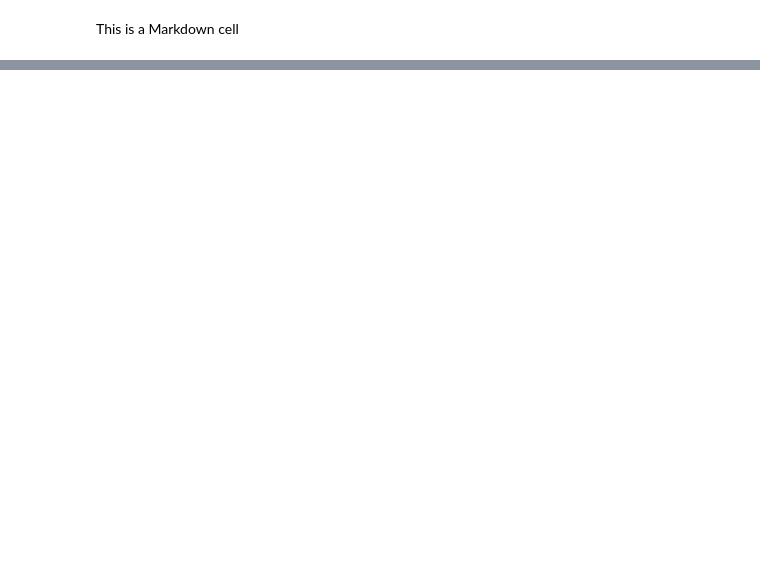
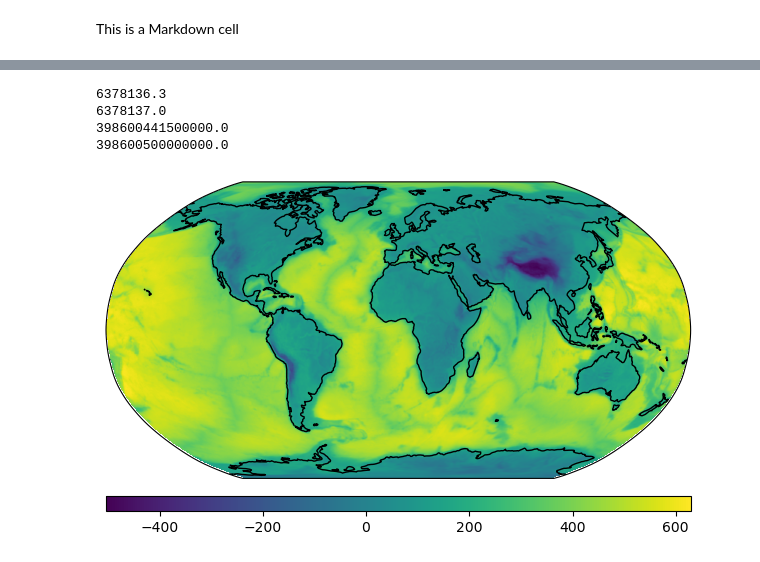
Before and after one commit to apasto/ggm_bg_maps_binder, a Jupyter notebook: ggm_bg.ipynb, the cells around one changed output, grey strips where cells are left out. Drawn from its saved outputs; the diff is of its cells as text; code cells hidden in the pictures; blank space fills up the shorter version.

Commit message:
cartopy figure, first (somewhat) working notebook

```diff
--- a/ggm_bg.ipynb
+++ b/ggm_bg.ipynb
@@ -34,3 +38,13 @@ if not(GGM_gm == GTM_gm):
+# %%
+print(GGM_r0)
+print(GTM_r0)
+print(GGM_gm)
+print(GTM_gm)
+# %% [output]
+6378136.3
+6378137.0
+398600441500000.0
+398600500000000.0
 # %%
 LP_weights = \
     shtaper.taper_weights(l_start=300, l_stop=SH_lmax_grid, taper="gentle")
@@ -69,3 +83,10 @@ Vbg_GravCoeffs = pyshtools.SHGravCoeffs.from_array(Vbg_Coeffs.coeffs,
 Vbg_GravGrid = Vbg_GravCoeffs.expand(normal_gravity=True,
                                      a=obs_a, f=pyshtools.constant.f_wgs84.value)
 Vbg_GravGrid_total = pyshtools.SHGrid.from_array(Vbg_GravGrid.total.data * 1e5)
+# %%
+fig, ax = Vbg_GravGrid_total.plot(projection=ccrs.Robinson(), colorbar="bottom", show=False)
+ax.coastlines(resolution='110m', color='black')
+fig.set_dpi(100)
+fig.show()
+# %% [output]
+[figure, added]
```
Also changed, not shown: parts of 3 cells of this notebook.
